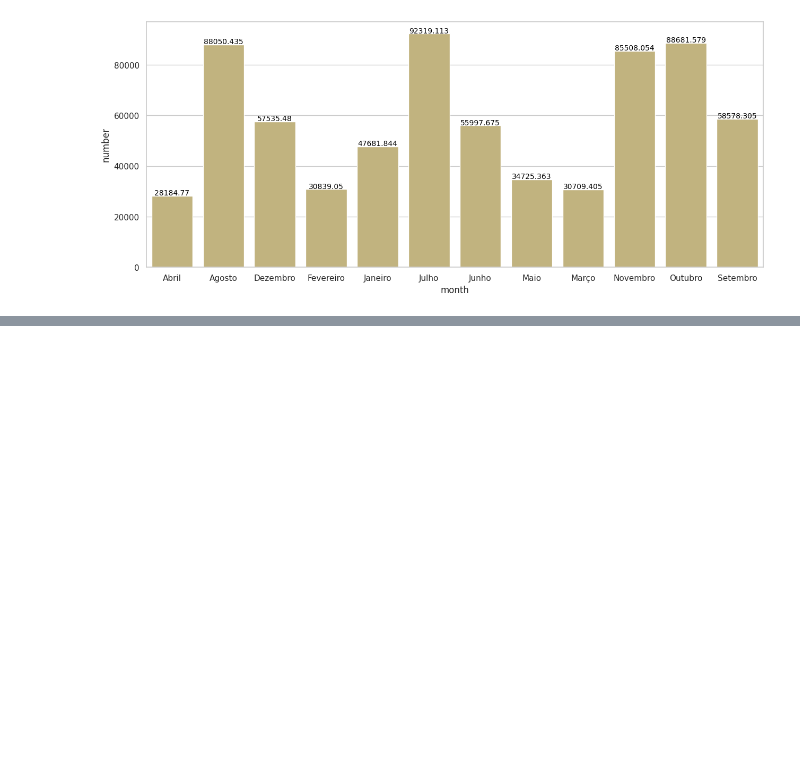
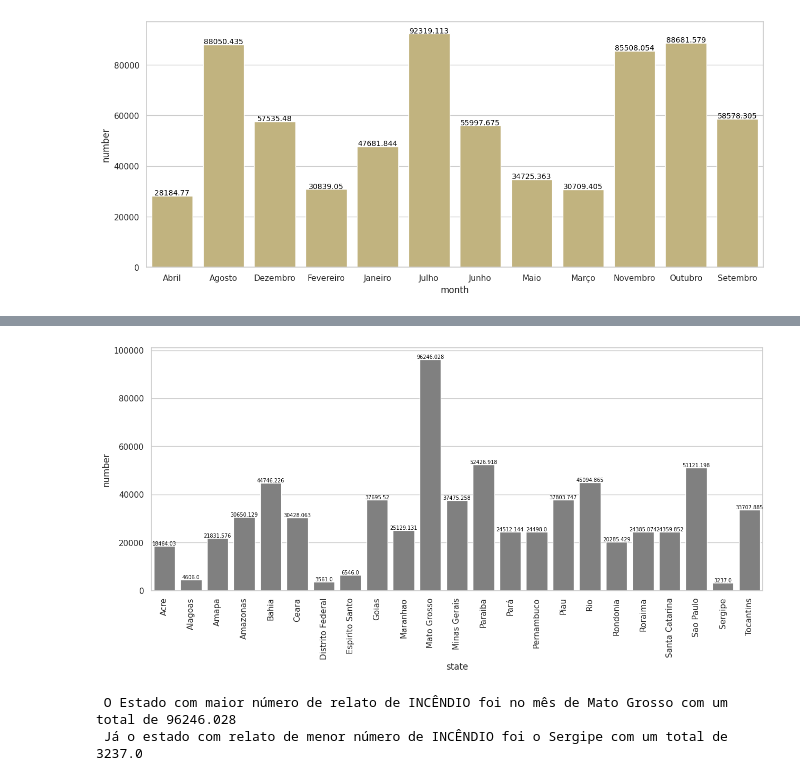
Before and after one commit to Gcango/Analise-dos-Incendios-Florestais-no-Brasil, a Jupyter notebook: Analise_dos_Inc_Florestais.ipynb, the cells around one changed output, grey strips where cells are left out. Cells and saved outputs as stored; diff of their text form; code cells hidden in the pictures; blank space fills up the shorter version.

```diff
--- a/Analise_dos_Inc_Florestais.ipynb
+++ b/Analise_dos_Inc_Florestais.ipynb
@@ -184,0 +206,3 @@ plt.show()
+# %%
+max_estados = dados.groupby('state')['number'].sum().reset_index()
+max_estados
@@ -184,0 +227,16 @@ plt.show()
+# %%
+plt.figure(figsize=(15,6))
+plot = sns.barplot(x='state', y='number', data =max_estados, color='gray')
+for i in plot.patches:
+    plot.annotate(i.get_height(),
+                  (i.get_x() + i.get_width() / 2, i.get_height()),
+                  ha='center',
+                  va='baseline',
+                  fontsize=7,
+                  color='black',
+                  xytext=(0, 1),
+                  textcoords='offset points')
+plt.xticks(rotation=90)
+plt.show()
+# %% [output]
+[figure, added]
@@ -184,0 +246,6 @@ plt.show()
+# %%
+print(f" O Estado com maior número de relato de INCÊNDIO foi no mês de {max_estados.state[10]} com um total de {vme} ")
+print(f" Já o estado com relato de menor número de INCÊNDIO foi o {max_estados.state[21]} com um total de {vmine} ")
+# %% [output]
+ O Estado com maior número de relato de INCÊNDIO foi no mês de Mato Grosso com um total de 96246.028
+ Já o estado com relato de menor número de INCÊNDIO foi o Sergipe com um total de 3237.0
```
Also changed, not shown: parts of 7 cells of this notebook.
